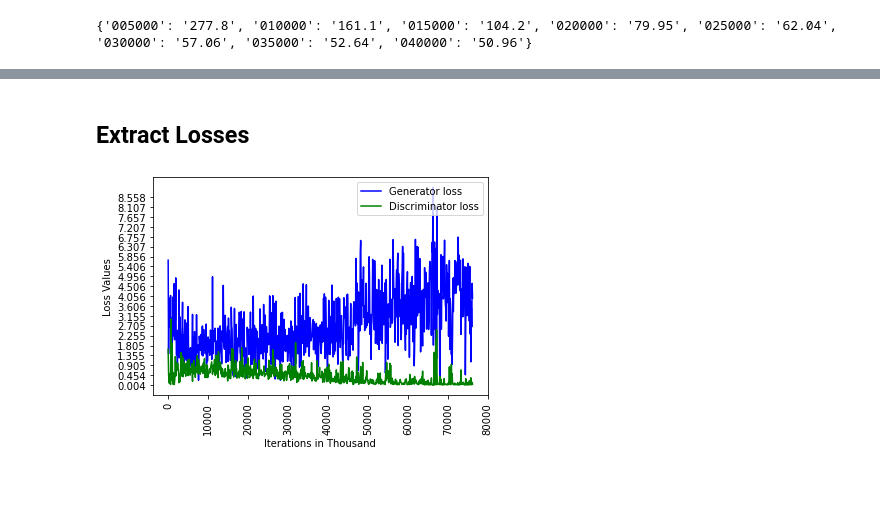
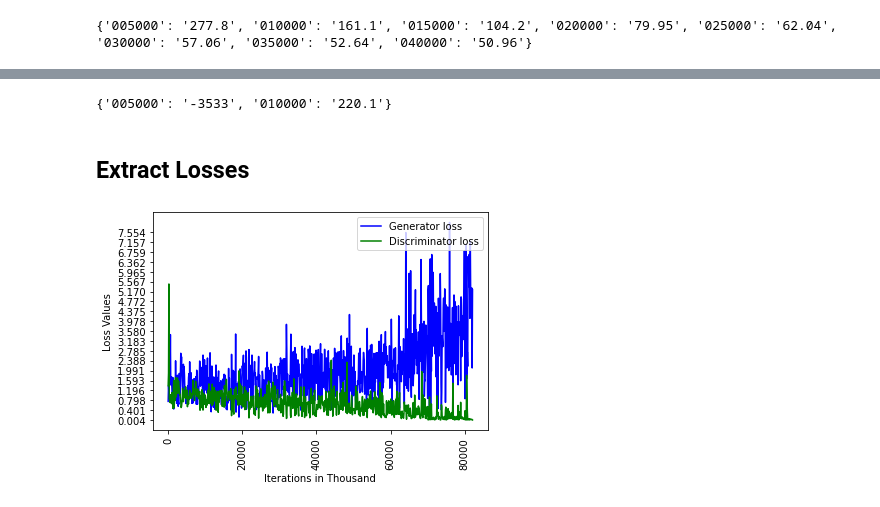
Before and after one commit to joex3999/SemanticStyleGAN, a Jupyter notebook: notebooks/Extract_FIDS.ipynb, the cells around one changed output, grey strips where cells are left out. Saved outputs shown, nothing was run; the diff lists cells and outputs as text; code cells hidden in the pictures.

```diff
--- a/notebooks/Extract_FIDS.ipynb
+++ b/notebooks/Extract_FIDS.ipynb
@@ -43,3 +58,10 @@ extract_fids(load_location,save_location)
+# %%
+load_location = "/usrhomes/g013/SemanticStyleGAN/log_files/SSG_v3.10/SSG78935.linse3_output.out"
+save_location = "/usrhomes/g013/SemanticStyleGAN/fids/fids_v3.10.json"
+
+extract_fids([load_location],save_location)
+# %% [output]
+{'005000': '-3533', '010000': '220.1'}
 # %% [markdown]
 ## Extract Losses
 # %%
@@ -49,12 +71,11 @@ def plot_loss_diff(iterations,g_losses,d_losses,save_location=None):
     diff= np.abs(g_losses-d_losses)
     x_keys = iterations
     rang= 20
-    max_val = max(diff)
-    min_val = min(diff)
-    step= (max_val-min_val)/20
-
+    max_val = round(max(diff),2)
+    min_val = round(min(diff),2)
+    step= round((max_val-min_val)/10,2)
     plt.plot(x_keys,diff,c='y',label="loss difference")
-    plt.yticks(np.arange(max_val,min_val,step))
+    plt.yticks(np.arange(min_val,max_val,step))
     plt.xlabel("Iterations in Thousand")
     plt.ylabel("Loss Values")
     plt.xticks(rotation='vertical')
@@ -117,8 +138,8 @@ def get_losses(load_location,save_location=None,difference=False):
 
 #occurences = [_.start() for _ in re.finditer("FID:", file)]
 # %%
-load_location = "/usrhomes/g013/SemanticStyleGAN/log_files/SSG76859.linse10_output.out"
-save_location = "/usrhomes/g013/SemanticStyleGAN/fids/loss_diff.png"
+load_location = "/usrhomes/g013/SemanticStyleGAN/log_files/SSG77834.linse10_output.out"
+save_location = "/usrhomes/g013/SemanticStyleGAN/fids/loss_v3.5.png"
 get_losses(load_location,save_location,difference=False)
 # %% [output]
-[figure, old version]
+[figure, new version]
```
Also changed, not shown: parts of 18 cells of this notebook, 23 other files.
